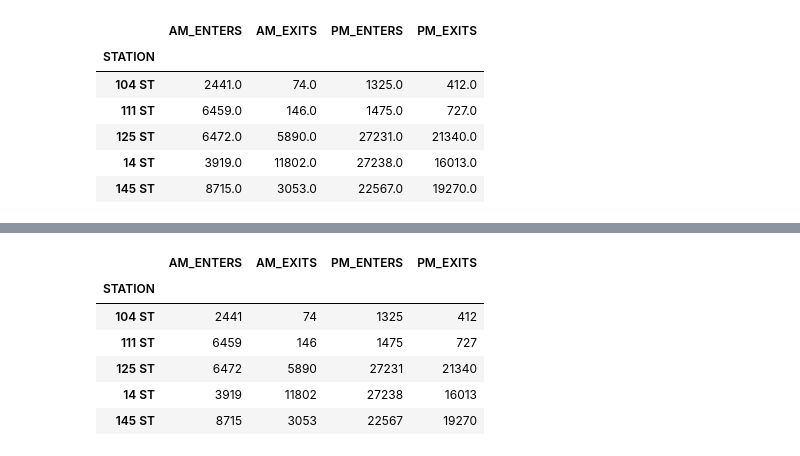
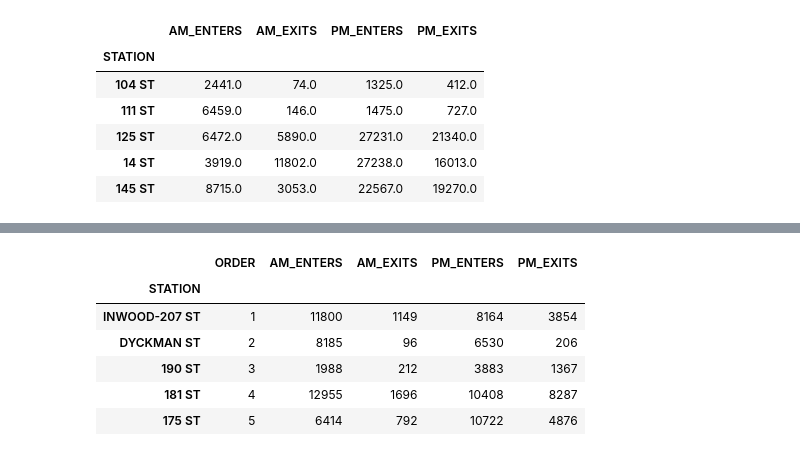
Before and after one commit to jason-danforth/Project1_DianeBrittaniJason, a Jupyter notebook: Diane_Clean_Data/A-Train-181117.ipynb, the cells around one changed output, grey strips where cells are left out. Drawn from its saved outputs; the diff is of its cells as text; code cells hidden in the pictures.

```diff
--- a/Diane_Clean_Data/A-Train-181117.ipynb
+++ b/Diane_Clean_Data/A-Train-181117.ipynb
@@ -70,15 +85,18 @@ A_train_order["STATION"].replace("PARK PLACE", value="CHAMBERS ST", inplace=True
 # %%
 # now sum same name rows
 A_commuters = A_train_order.groupby('STATION').sum()
-A_commuters.head()
-# %% [output]
-|  | AM_ENTERS | AM_EXITS | PM_ENTERS | PM_EXITS |
-| STATION |  |  |  |  |
-| 104 ST | 2441 | 74 | 1325 | 412 |
-| 111 ST | 6459 | 146 | 1475 | 727 |
-| 125 ST | 6472 | 5890 | 27231 | 21340 |
-| 14 ST | 3919 | 11802 | 27238 | 16013 |
-| 145 ST | 8715 | 3053 | 22567 | 19270 |
+# %%
+# reset correct order
+A_commuters = A_commuters.sort_values('ORDER')
+A_commuters.head()
+# %% [output]
+|  | ORDER | AM_ENTERS | AM_EXITS | PM_ENTERS | PM_EXITS |
+| STATION |  |  |  |  |  |
+| INWOOD-207 ST | 1 | 11800 | 1149 | 8164 | 3854 |
+| DYCKMAN ST | 2 | 8185 | 96 | 6530 | 206 |
+| 190 ST | 3 | 1988 | 212 | 3883 | 1367 |
+| 181 ST | 4 | 12955 | 1696 | 10408 | 8287 |
+| 175 ST | 5 | 6414 | 792 | 10722 | 4876 |
 # %%
 # get number of people on the subway per stop
 # subtract exits from enters
```
Also changed, not shown: parts of 12 cells of this notebook.
